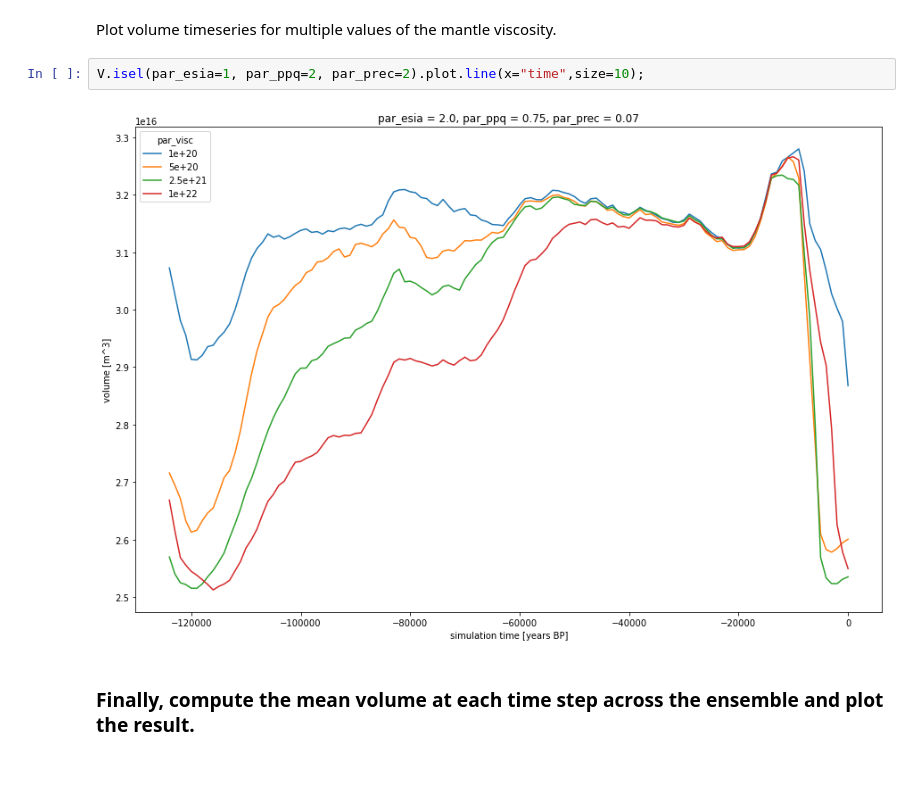
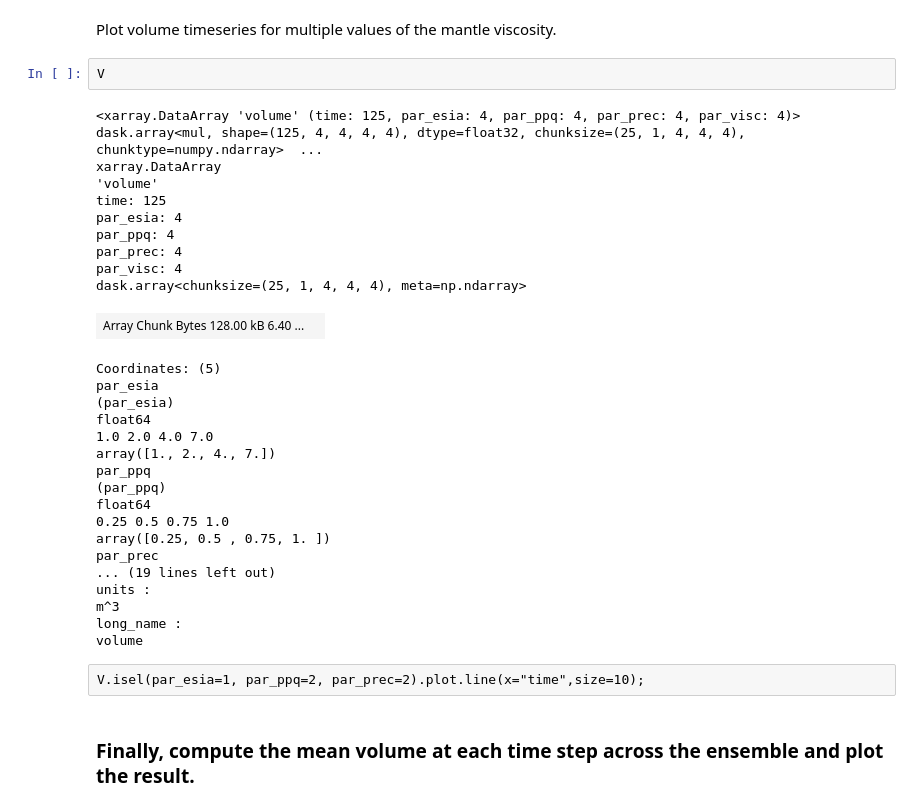
Before and after one commit to ldeo-glaciology/pangeo-glaciology-examples, a Jupyter notebook: 04_paleo_PISM.ipynb, the cells around one changed output. Cells and saved outputs as stored; diff of their text form; blank space fills up the shorter version.

```diff
--- a/04_paleo_PISM.ipynb
+++ b/04_paleo_PISM.ipynb
@@ -448,10 +448,38 @@ V.time.attrs['units'] = 'years BP'
 V.name = 'volume'
 # %% [markdown]
 Plot volume timeseries for multiple values of the mantle viscosity.
-# %%
-V.isel(par_esia=1, par_ppq=2, par_prec=2).plot.line(x="time",size=10);
-# %% [output]
-[figure, removed]
+# %%
+V
+# %% [output]
+<xarray.DataArray 'volume' (time: 125, par_esia: 4, par_ppq: 4, par_prec: 4, par_visc: 4)> dask.array<mul, shape=(125, 4, 4, 4, 4), dtype=float32, chunksize=(25, 1, 4, 4, 4), chunktype=numpy.ndarray>  ...
+xarray.DataArray
+'volume'
+time: 125
+par_esia: 4
+par_ppq: 4
+par_prec: 4
+par_visc: 4
+dask.array<chunksize=(25, 1, 4, 4, 4), meta=np.ndarray>
+| Array Chunk Bytes 128.00 kB 6.40 ... |  |
+Coordinates: (5)
+par_esia
+(par_esia)
+float64
+1.0 2.0 4.0 7.0
+array([1., 2., 4., 7.])
+par_ppq
+(par_ppq)
+float64
+0.25 0.5 0.75 1.0
+array([0.25, 0.5 , 0.75, 1. ])
+par_prec
+... (19 lines left out)
+units :
+m^3
+long_name :
+volume
+# %% [raw]
+V.isel(par_esia=1, par_ppq=2, par_prec=2).plot.line(x="time",size=10);
 # %% [markdown]
 ### Finally, compute the mean volume at each time step across the ensemble and plot the result.
 # %%
```
Also changed, not shown: parts of 4 cells of this notebook.
